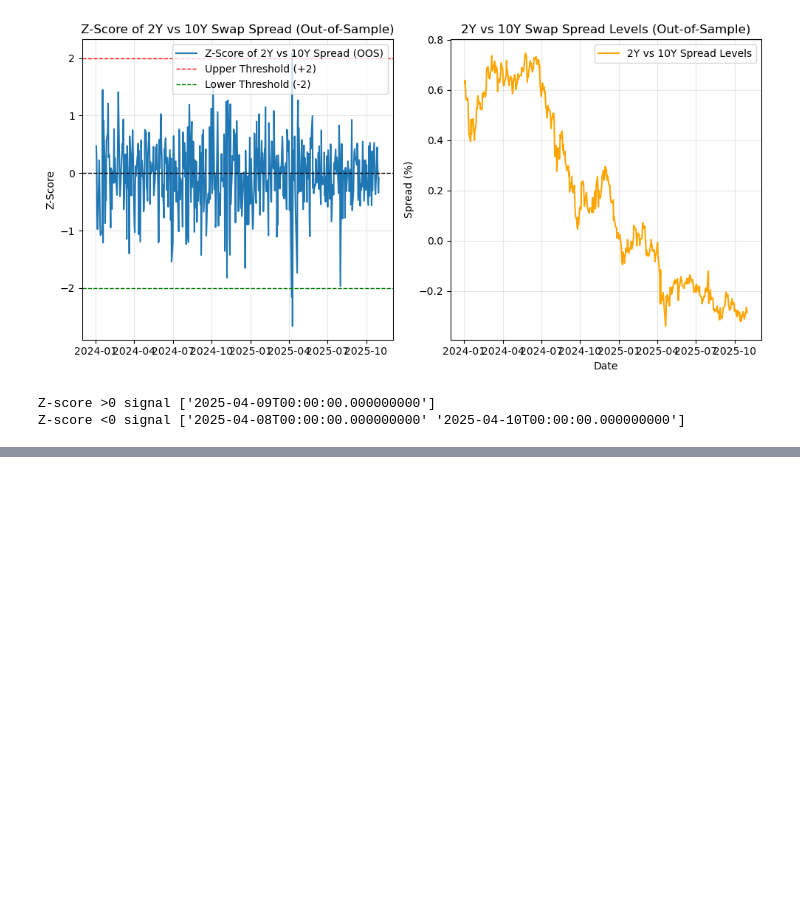
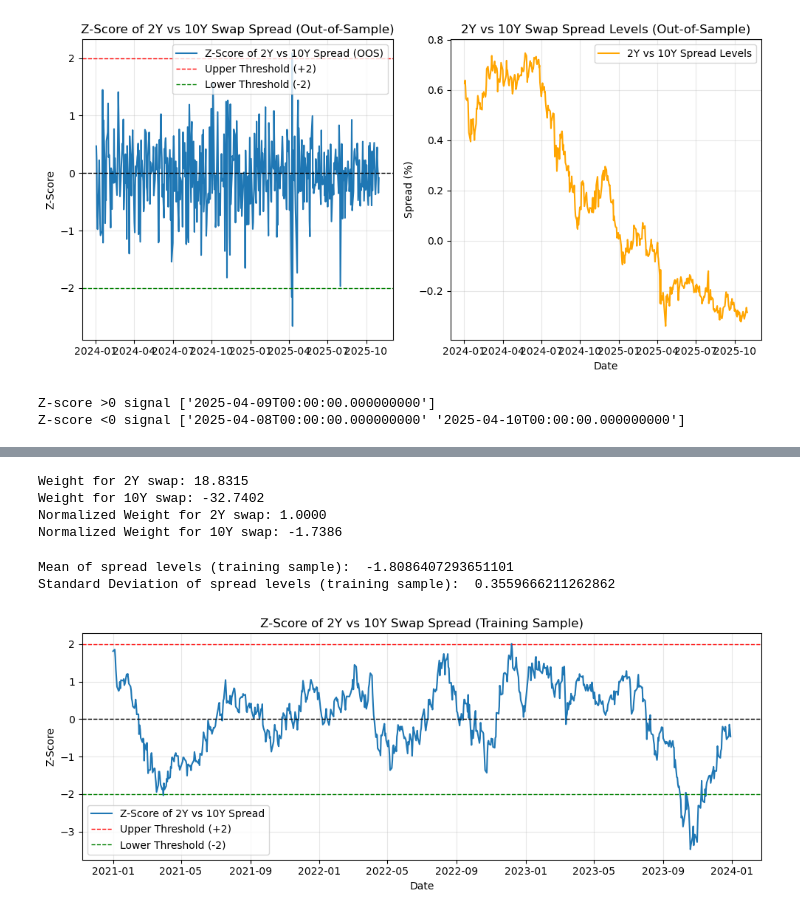
Before and after one commit to hedge-fund-strats/yield-curve-slope-trading, a Jupyter notebook: 03-trading-strat.ipynb, the cells around one changed output, grey strips where cells are left out. Cells and saved outputs as stored; diff of their text form; code cells hidden in the pictures; blank space fills up the shorter version.

```diff
--- a/03-trading-strat.ipynb
+++ b/03-trading-strat.ipynb
@@ -204,0 +220,56 @@ Z-score <0 signal ['2025-04-08T00:00:00.000000000' '2025-04-10T00:00:00.00000000
+# %%
+E_pc1_2Y_levels = E_matrix_levels[0, spot_df.columns.get_loc("2Y")]
+E_pc1_10Y_levels = E_matrix_levels[0, spot_df.columns.get_loc("10Y")]
+E_pc2_2Y_levels = E_matrix_levels[1, spot_df.columns.get_loc("2Y")]
+E_pc2_10Y_levels = E_matrix_levels[1, spot_df.columns.get_loc("10Y")]
+
+A_levels = np.array([
+    [E_pc1_2Y_levels, E_pc1_10Y_levels],  # Row 1: PC1 Neutrality Constraint
+    [E_pc2_2Y_levels, E_pc2_10Y_levels]   # Row 2: PC2 Exposure Constraint (Set K=1 for unit exposure)
+])
+# B: The vector of constraints
+K = 1 # Unit exposure to PC2
+B = np.array([0, K])
+
+weights_levels = np.linalg.solve(A_levels, B)
+w_1_levels = weights_levels[0]
+w_2_levels = weights_levels[1]
+
+print(f"Weight for 2Y swap: {w_1_levels:.4f}")
+print(f"Weight for 10Y swap: {w_2_levels:.4f}")
+
+normalized_weights_levels = weights_levels /w_1_levels
+w_1_levels_normalized = normalized_weights_levels[0]
+w_2_levels_normalized = normalized_weights_levels[1]
+print(f"Normalized Weight for 2Y swap: {w_1_levels_normalized:.4f}")
+print(f"Normalized Weight for 10Y swap: {w_2_levels_normalized:.4f}")
+# %% [output]
+Weight for 2Y swap: 18.8315
+Weight for 10Y swap: -32.7402
+Normalized Weight for 2Y swap: 1.0000
+Normalized Weight for 10Y swap: -1.7386
+# %%
+spread_2vs10_levels = w_1_levels_normalized * spot_df["2Y"].loc[train_start_date:train_end_date] + w_2_levels_normalized * spot_df["10Y"].loc[train_start_date:train_end_date]
+mean_spread_levels = spread_2vs10_levels.mean()
+std_spread_levels = spread_2vs10_levels.std()
+z_score_2vs10_levels = (spread_2vs10_levels - mean_spread_levels) / std_spread_levels
+
+print("Mean of spread levels (training sample): ", mean_spread_levels)
+print("Standard Deviation of spread levels (training sample): ", std_spread_levels)
+
+plt.figure(figsize=(10, 4))
+plt.plot(z_score_2vs10_levels.index, z_score_2vs10_levels, label="Z-Score of 2Y vs 10Y Spread")
+plt.axhline(0, color='black', linestyle='--', linewidth=1)
+plt.axhline(2.0, color='red', linestyle='--', linewidth=1, label='Upper Threshold (+2)')
+plt.axhline(-2.0, color='green', linestyle='--', linewidth=1, label='Lower Threshold (-2)')
+plt.title("Z-Score of 2Y vs 10Y Swap Spread (Training Sample)")
+plt.xlabel("Date")
+plt.ylabel("Z-Score")
+plt.legend()
+plt.grid(True, alpha=0.3)
+plt.tight_layout()
+plt.show()
+# %% [output]
+Mean of spread levels (training sample):  -1.8086407293651101
+Standard Deviation of spread levels (training sample):  0.3559666211262862
+[figure, added]
```
Also changed, not shown: parts of 5 cells of this notebook.
